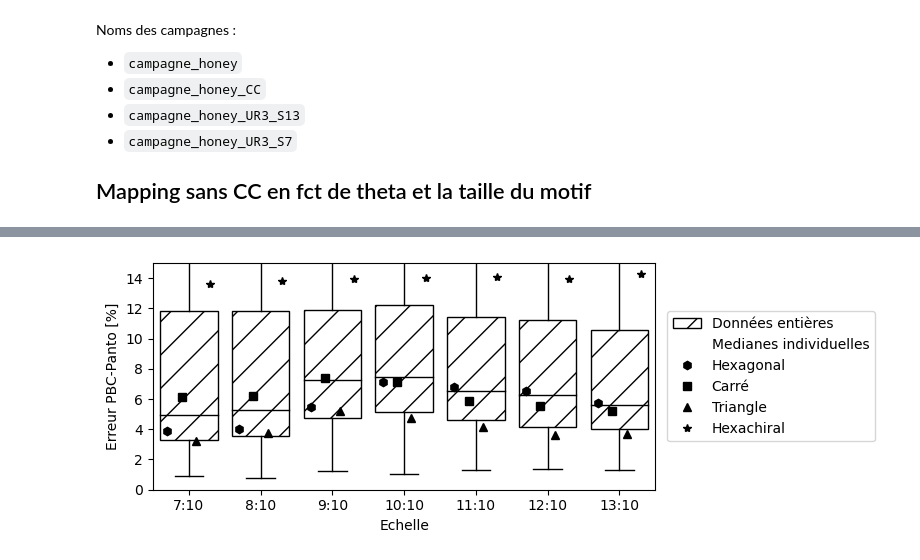
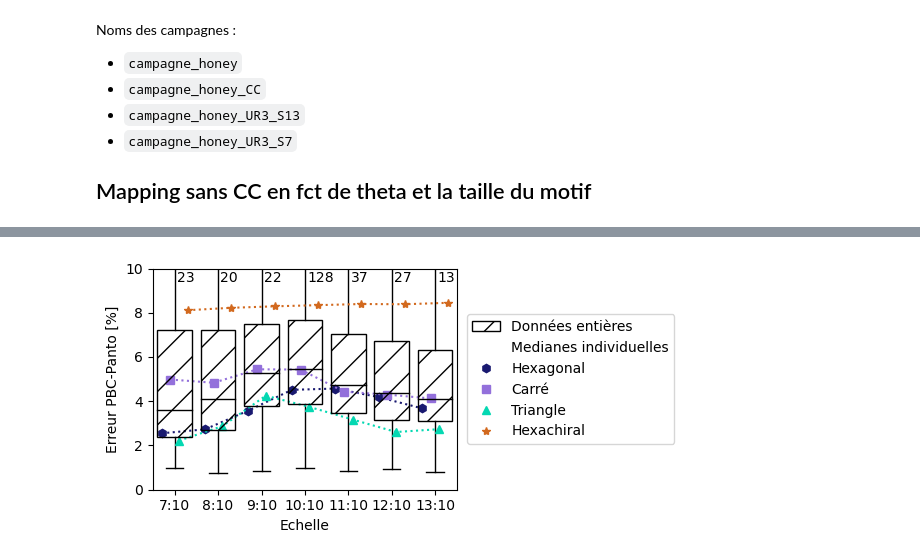
Before and after one commit to h06e/abakubc, a Jupyter notebook: utilities/full_study.ipynb, the cells around one changed output, grey strips where cells are left out. Cells and saved outputs as stored; diff of their text form; code cells hidden in the pictures.

```diff
--- a/utilities/full_study.ipynb
+++ b/utilities/full_study.ipynb
@@ -22,7 +22,7 @@ import numpy as np
 import matplotlib.pyplot as plt
 import matplotlib.lines as mlines
 from math import *
-import os
+from math_func import *
 
 import matplotlib as mpl
 mpl.rcParams['figure.dpi'] = 100
@@ -30,6 +30,6 @@ mpl.rcParams['figure.dpi'] = 100
 
 campagnes = ['campagne_honey','campagne_carre','campagne_trian', 'campagne_hexac']
 # Can be long the first time
-data=read_data_from_campaigns(campagnes)
+data=read_data_from_database(campagnes)
 data_bulk = get_bulk_data(data)
 # %% [output]
@@ -102,55 +171,55 @@ plt.savefig('images/mapping_error_glob.pdf')
 err = [[] for i in range(7)]
 
 for test_id, test in data_bulk.items():
-    err[int(test_id.split('_')[1])-7].append(test.get_err((0, 3)))
+    err[int(test_id.split('_')[1])-7].append(test.get_error((0, 3)))
 
 mean_err_per_geo = np.zeros((7, 4, max([len(c) for _, c in data.items()])))
 mean_err_per_geo[:] = np.nan
 counter = np.zeros((7,4))
 
 for c_name, campagne in data.items():
     geo_idx = campagnes.index(c_name)
     for test_id, test in campagne.items():
         scale=int(test_id.split('_')[1])-7
-        mean_err_per_geo[scale, geo_idx, int(counter[scale,geo_idx])] = test.get_err((0, 3))
+        mean_err_per_geo[scale, geo_idx, int(counter[scale,geo_idx])] = test.get_error((0, 3))
         counter[scale,geo_idx] += 1
 
 mean_err_per_geo = np.nanquantile(mean_err_per_geo,0.5, axis=2).tolist()
 
-plt.figure(figsize=(8, 3))
+plt.figure(figsize=(6, 3))
 bp=plt.boxplot(err, patch_artist=True, whis=(0, 100), medianprops={
             'color': 'k'}, boxprops={'fill': False, 'hatch':'/'},widths=0.8)
 
 # * Legende
 nn = mlines.Line2D([], [], color='w', marker='*', linestyle='')
-hexa = mlines.Line2D([], [], color='k', marker='h', linestyle='')
-carre = mlines.Line2D([], [], color='k', marker='s', linestyle='')
-trian = mlines.Line2D([], [], color='k', marker='^', linestyle='')
-hc = mlines.Line2D([], [], color='k', marker='*', linestyle='')
+hexa = mlines.Line2D([], [], color=colors[0], marker='h', linestyle='')
+carre = mlines.Line2D([], [], color=colors[1], marker='s', linestyle='')
+trian = mlines.Line2D([], [], color=colors[2], marker='^', linestyle='')
+hc = mlines.Line2D([], [], color=colors[3], marker='*', linestyle='')
 plt.legend([bp['boxes'][0],nn, hexa,carre,trian,hc],['Données entières','Medianes individuelles','Hexagonal','Carré', 'Triangle', 'Hexachiral'],
            fancybox=True,loc='center left', bbox_to_anchor=(1.01, 0.5))
 
 
+ymax=10
+
+markers = ['h:', 's:', '^:', '*:']
+n=5 # Space between indivuals medians
+
+for i_geo in range(4):
+    plt.plot([i_error+1-(1/n+1/n/2)+1/n*i_geo for i_error in range(7)], [e[i_geo] for e in mean_err_per_geo], markers[i_geo], color=colors[i_geo])
+
+for i in range(7):
+    plt.text(i+1.05,ymax-0.1,f'{max(err[i][:]):.0f}', va='top', ha='left')
 
 
-markers = ['h', 's', '^', '*']
-n=5 # Space between indivuals medians
-for i_error, error in enumerate(mean_err_per_geo):
-    for i_geo, geo in enumerate(error):
-        plt.plot([i_error+1-(1/n+1/n/2)+1/n*i_geo], [geo], 'k'+markers[i_geo])
-
-# ax=plt.gca()
-# ax.set_yscale('log')
-# ax.set_yticks([1, 2,5,10,100])
-# ax.get_yaxis().set_major_formatter(mpl.ticker.ScalarFormatter())
-plt.ylim(bottom=0.0,top=15)
+plt.ylim(bottom=0.0,top=ymax)
 
 plt.xlabel('Echelle')
 plt.ylabel('Erreur PBC-Panto [%]')
 plt.xticks(range(1, 8), ['7:10','8:10','9:10','10:10','11:10','12:10','13:10'])
 
 plt.tight_layout()
 plt.savefig('images/error_per_scale.pdf')
 # %% [output]
-[figure, old version]
+[figure, new version]
 # %%
```
Also changed, not shown: parts of 11 cells of this notebook, 51 other files.
